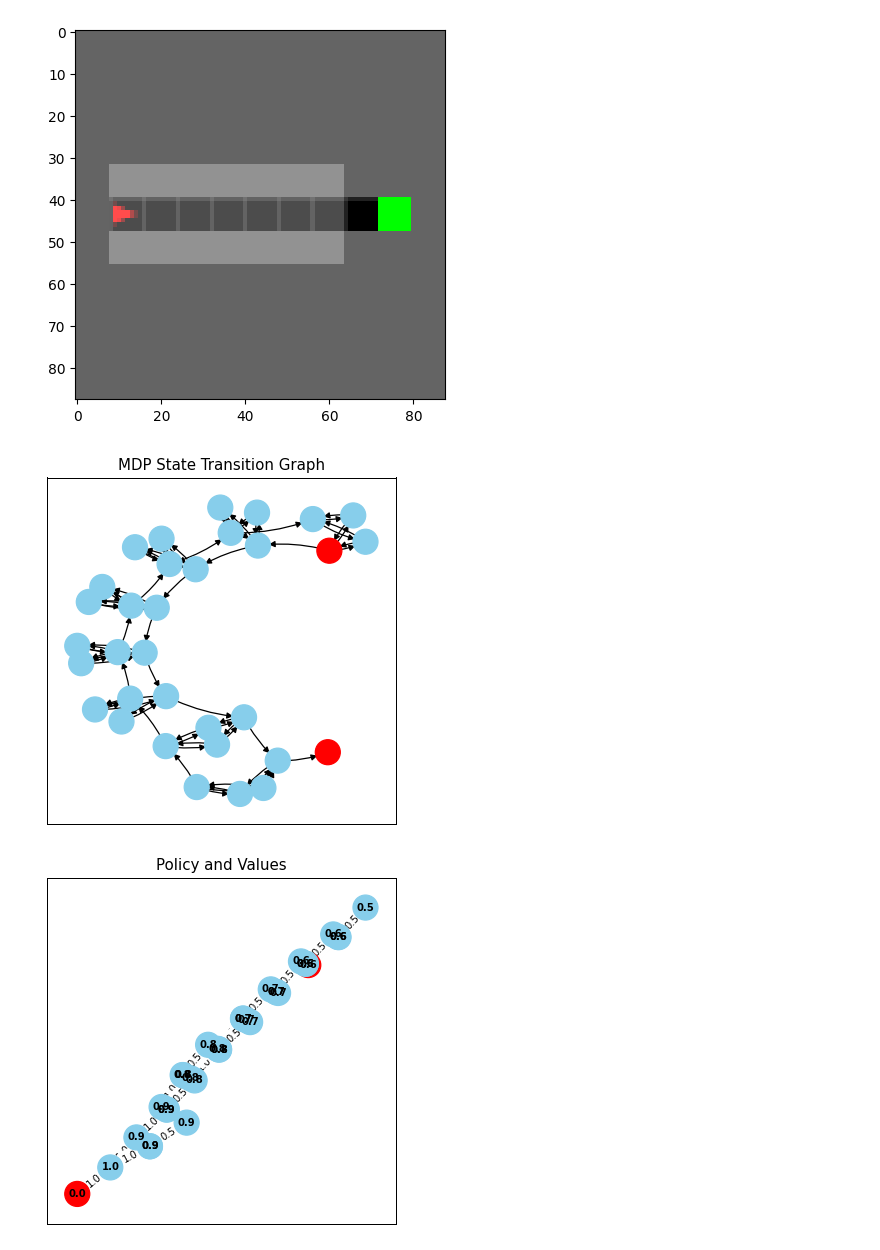
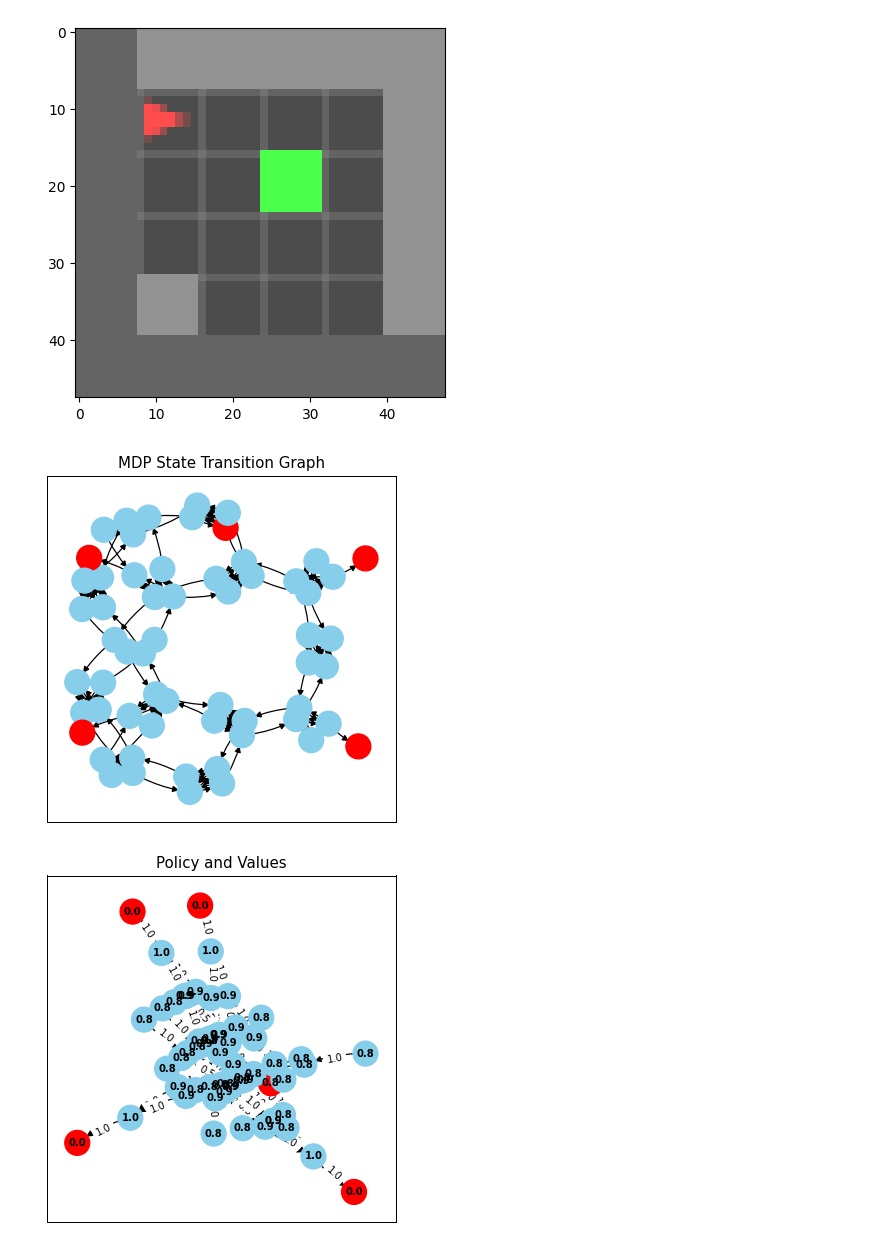
Before and after one commit to MBTMBTMBT/mini-grid-curriculum, a Jupyter notebook: mdp_learner.ipynb, the cells around one changed output. Saved outputs shown, nothing was run; the diff lists cells and outputs as text; code cells hidden in the pictures.

```diff
--- a/mdp_learner.ipynb
+++ b/mdp_learner.ipynb
@@ -12,24 +12,24 @@ pygame 2.6.0 (SDL 2.28.4, Python 3.8.19)
 Hello from the pygame community. https://www.pygame.org/contribute.html
 # %%
-file_path = 'maps/extra_long_corridor.txt'
+file_path = r"./maps/6-1.txt"
 env = CustomEnv(
         txt_file_path=file_path,
         rand_gen_shape=None,
-        display_size=11,
+        display_size=6,
         display_mode="middle",
         agent_start_pos=(1, 1),
         agent_start_dir=0,
         random_rotate=False,
         random_flip=False,
         custom_mission="Find the key and open the door.",
         render_mode=None,
     )
 env.reset()
 img = env.get_frame(env.highlight, env.tile_size, env.agent_pov)
 plt.imshow(img)
 plt.show()
 # %% [output]
-[figure, old version]
+[figure, new version]
 # %%
 env = FullyObsSB3MLPWrapper(env, to_print=False)
 learner = OneHotEncodingMDPLearner(env)
@@ -40,7 +40,7 @@ optimal_graph.load_graph(learner.mdp_graph)
 optimal_graph.uniform_prior_policy()
 optimal_graph.visualize(highlight_states=[learner.start_state, *learner.done_states], use_grid_layout=False, display_state_name=False)
 # %% [output]
-[figure, old version]
+[figure, new version]
 # %%
 optimal_graph.optimal_value_iteration(0.999, threshold=1e-5)
 optimal_graph.compute_optimal_policy(0.999, threshold=1e-5)
@@ -51,7 +51,7 @@ optimal_graph.visualize_policy_and_values(title="Policy and Values", value_type=
                                               highlight_states=[learner.start_state, *learner.done_states],
                                               use_grid_layout=False, display_state_name=False)
 # %% [output]
-[figure, old version]
+[figure, new version]
 # %%
 optimal_graph.visualize_policy_and_values(title="Policy and Control Info",
                                           value_type="control_info",
```
Also changed, not shown: parts of 4 cells of this notebook.
